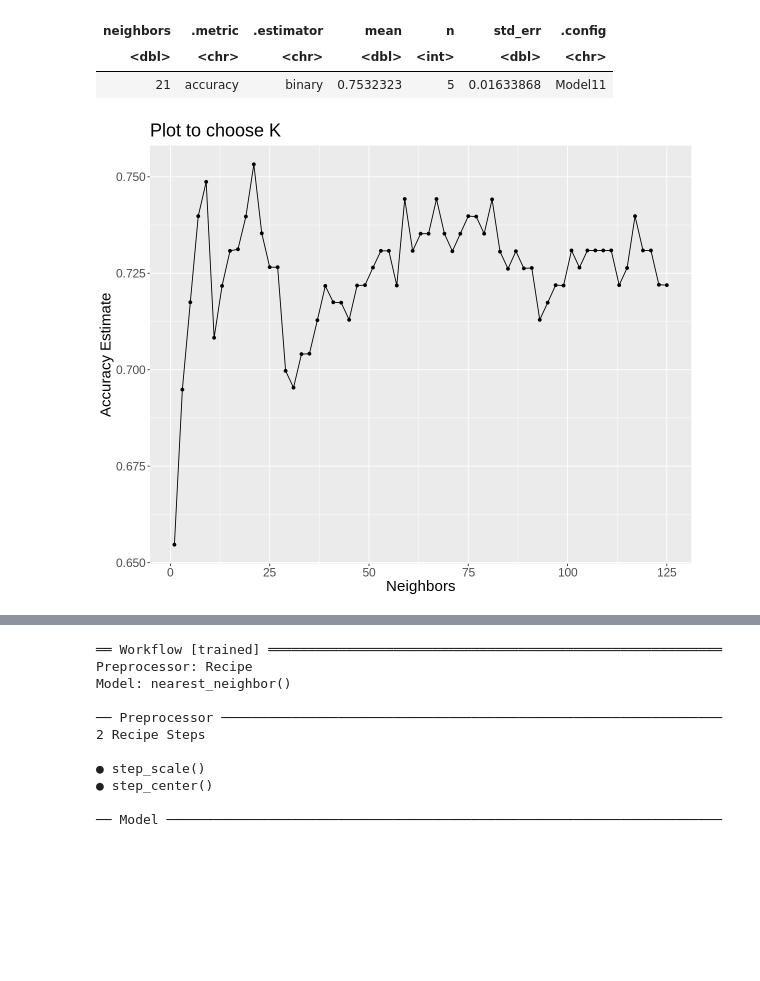
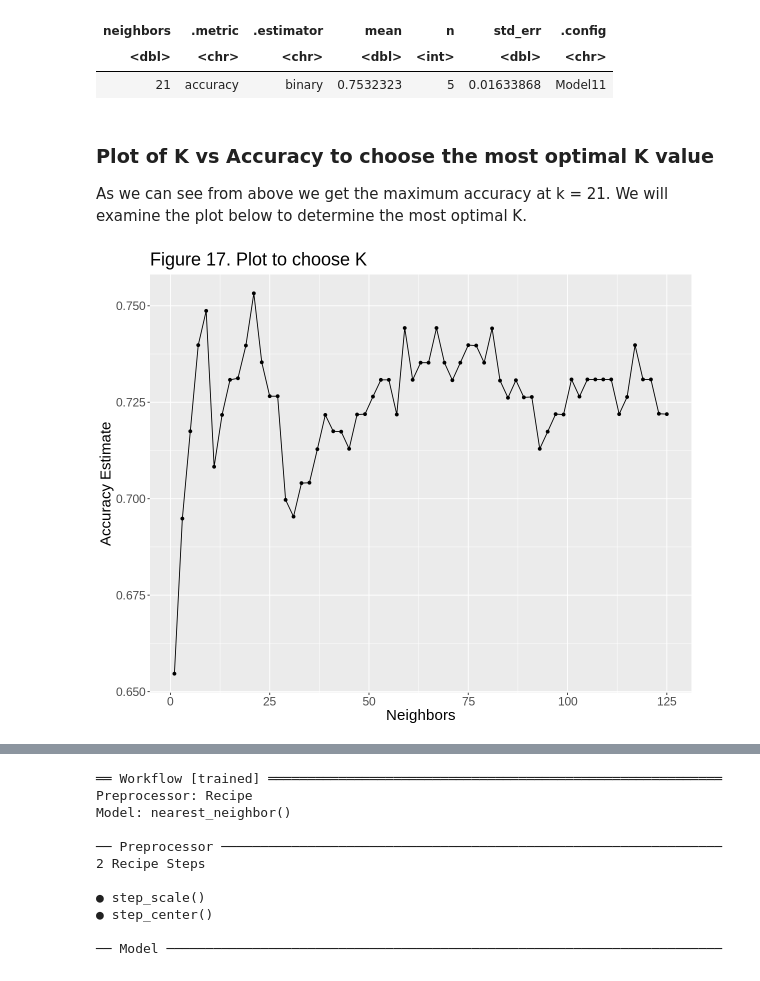
Before and after one commit to tashijain/DSCI100GroupProject, a Jupyter notebook: group_project_report.ipynb, the cells around one changed output, grey strips where cells are left out. Drawn from its saved outputs; the diff is of its cells as text; code cells hidden in the pictures; blank space fills up the shorter version.

```diff
--- a/group_project_report.ipynb
+++ b/group_project_report.ipynb
@@ -618,15 +605,19 @@ A tibble: 1 × 7
 | neighbors | .metric | .estimator | mean | n | std_err | .config |
 | <dbl> | <chr> | <chr> | <dbl> | <int> | <dbl> | <chr> |
 | 21 | accuracy | binary | 0.7532323 | 5 | 0.01633868 | Model11 |
+# %% [markdown]
+### Plot of K vs Accuracy to choose the most optimal K value
+
+As we can see from above we get the maximum accuracy at k = 21. We will examine the plot below to determine the most optimal K.
 # %%
 options(repr.plot.width = 10, repr.plot.height = 8)
 
 cross_val_plot <- ggplot(accuracies, aes(x = neighbors, y = mean)) +
                   geom_point() +
                   geom_line() +
                   labs(x = 'Neighbors', y = 'Accuracy Estimate') +
                   theme(text = element_text(size = 18)) +
-                  ggtitle("Plot to choose K")
+                  ggtitle("Figure 17. Plot to choose K")
 cross_val_plot
 # %% [output]
-[figure, old version]
+[figure, new version]
```
Also changed, not shown: parts of 16 cells of this notebook.
